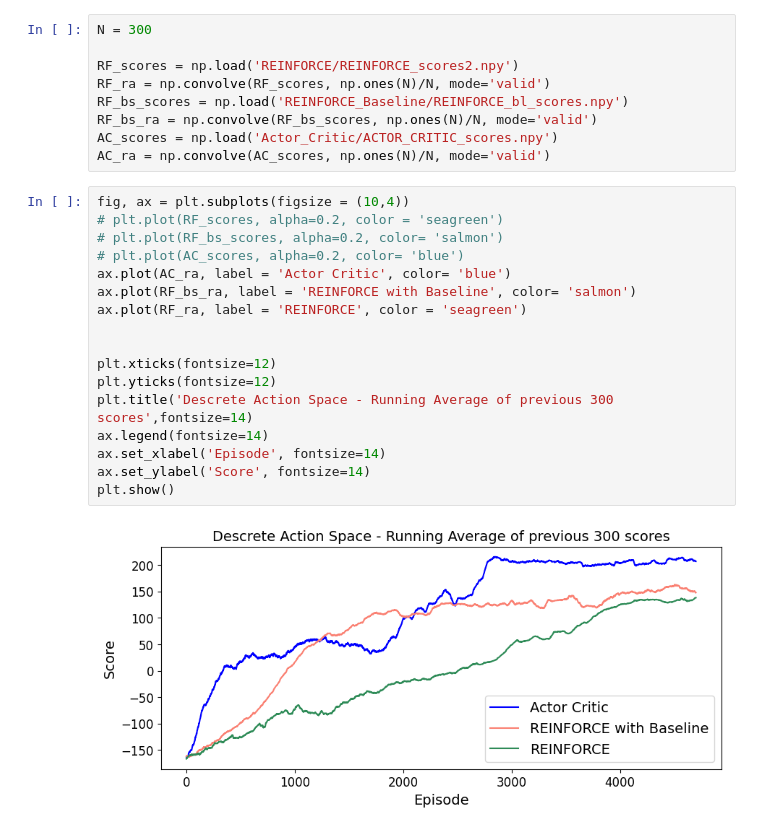
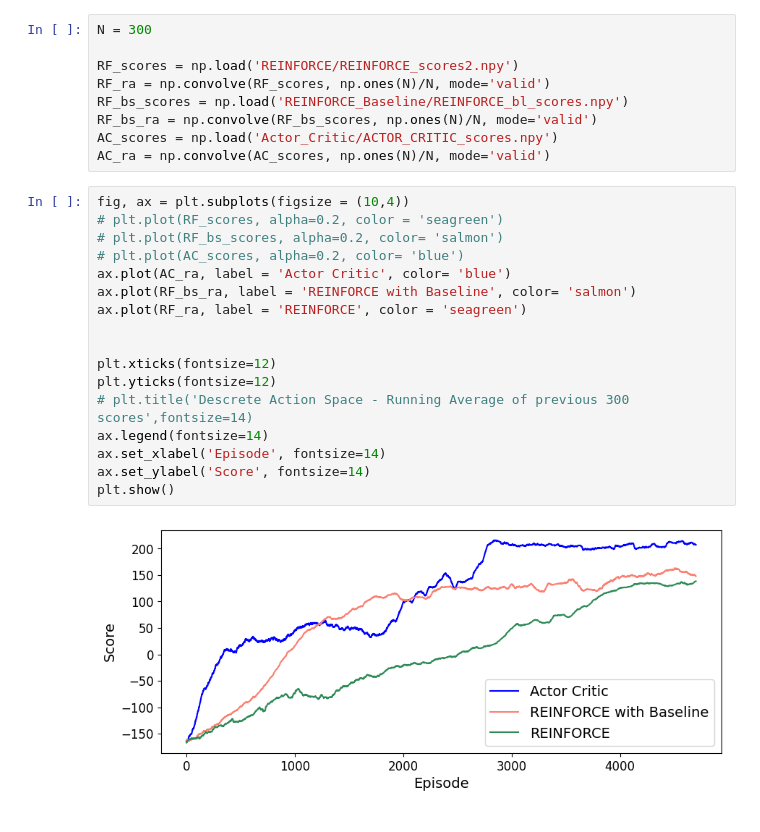
Before and after one commit to NikYian/Policy-Gradient-Methods, a Jupyter notebook: Lunar_Lander_Descrete/plots.ipynb, the cells around one changed output. Saved outputs shown, nothing was run; the diff lists cells and outputs as text.

```diff
--- a/Lunar_Lander_Descrete/plots.ipynb
+++ b/Lunar_Lander_Descrete/plots.ipynb
@@ -13,19 +13,19 @@ AC_ra = np.convolve(AC_scores, np.ones(N)/N, mode='valid')
 # %%
 fig, ax = plt.subplots(figsize = (10,4))
 # plt.plot(RF_scores, alpha=0.2, color = 'seagreen')
 # plt.plot(RF_bs_scores, alpha=0.2, color= 'salmon')
 # plt.plot(AC_scores, alpha=0.2, color= 'blue')
 ax.plot(AC_ra, label = 'Actor Critic', color= 'blue')
 ax.plot(RF_bs_ra, label = 'REINFORCE with Baseline', color= 'salmon')
 ax.plot(RF_ra, label = 'REINFORCE', color = 'seagreen')
 
 
 plt.xticks(fontsize=12)
 plt.yticks(fontsize=12)
-plt.title('Descrete Action Space - Running Average of previous 300 scores',fontsize=14)
+# plt.title('Descrete Action Space - Running Average of previous 300 scores',fontsize=14)
 ax.legend(fontsize=14)
 ax.set_xlabel('Episode', fontsize=14)
 ax.set_ylabel('Score', fontsize=14)
 plt.show()
 # %% [output]
-[figure, old version]
+[figure, new version]
```
Also changed, not shown: 7 other files.
